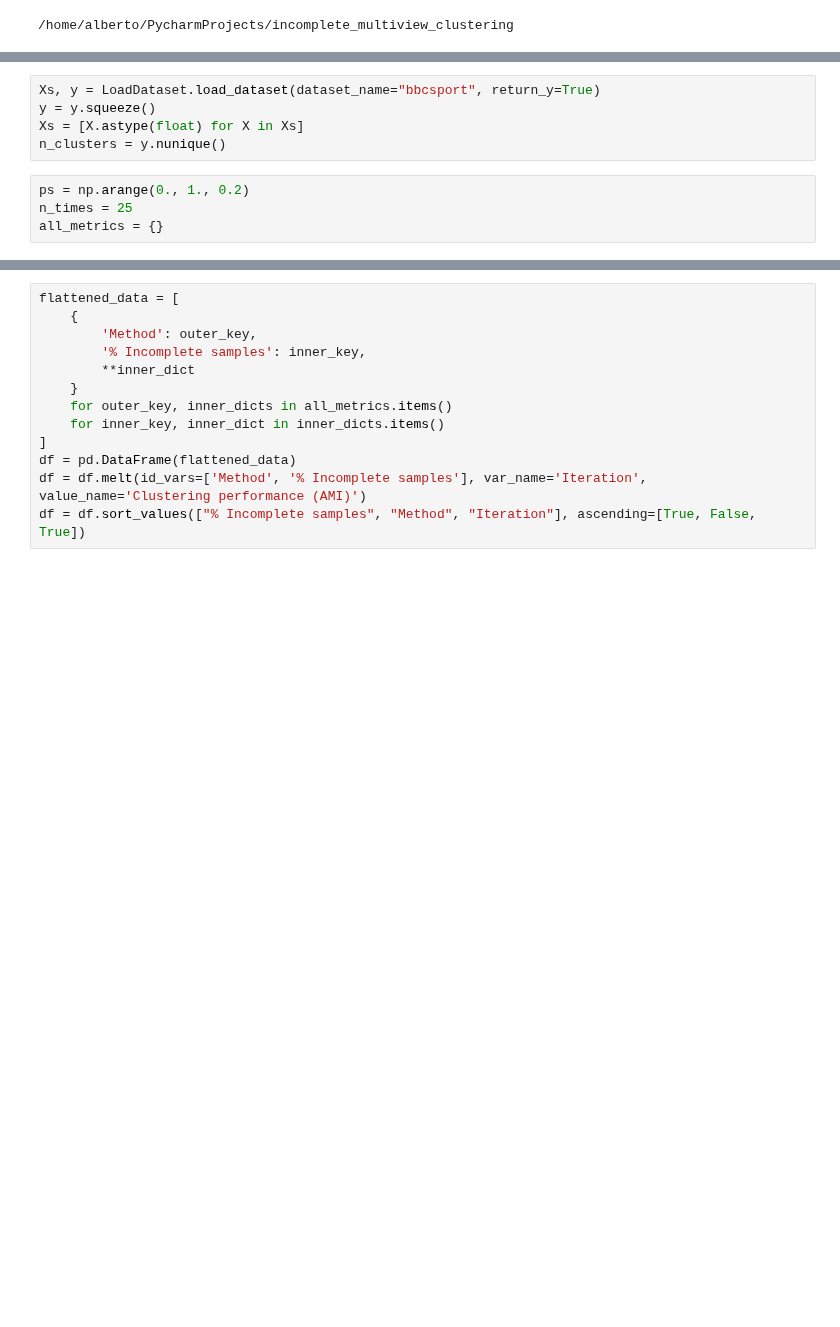
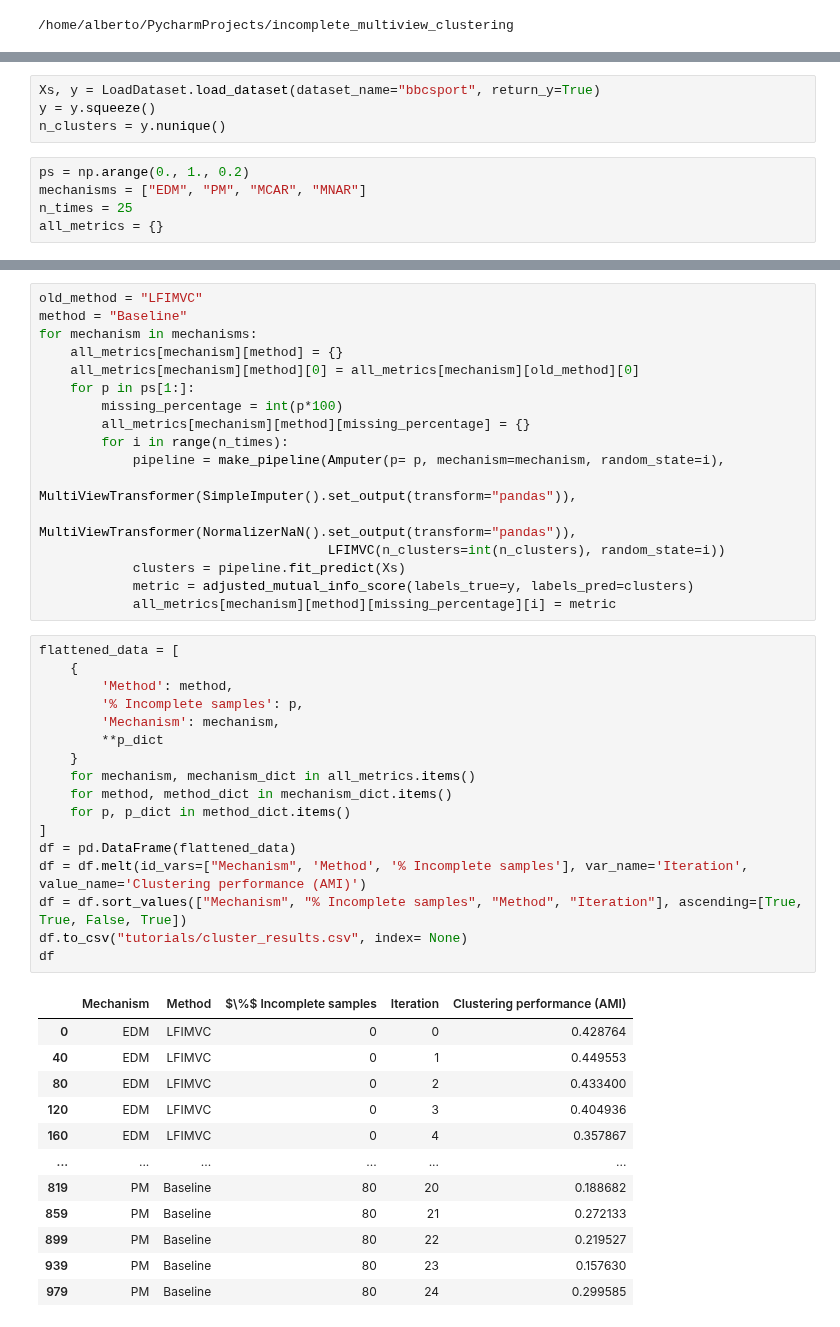
Before and after one commit to RafRomB/imml, a Jupyter notebook: tutorials/cluster_incomplete_multimodal_data.ipynb, the cells around one changed output, grey strips where cells are left out. Drawn from its saved outputs; the diff is of its cells as text; blank space fills up the shorter version.

```diff
--- a/tutorials/cluster_incomplete_multimodal_data.ipynb
+++ b/tutorials/cluster_incomplete_multimodal_data.ipynb
@@ -16,9 +20,9 @@ from imvc.cluster import LFIMVC
 # %%
 Xs, y = LoadDataset.load_dataset(dataset_name="bbcsport", return_y=True)
 y = y.squeeze()
-Xs = [X.astype(float) for X in Xs]
 n_clusters = y.nunique()
 # %%
 ps = np.arange(0., 1., 0.2)
+mechanisms = ["EDM", "PM", "MCAR", "MNAR"]
 n_times = 25
 all_metrics = {}
@@ -54,13 +49,47 @@ for p in ps[1:]:
+# %%
+old_method = "LFIMVC"
+method = "Baseline"
+for mechanism in mechanisms:
+    all_metrics[mechanism][method] = {}
+    all_metrics[mechanism][method][0] = all_metrics[mechanism][old_method][0]
+    for p in ps[1:]:
+        missing_percentage = int(p*100)
+        all_metrics[mechanism][method][missing_percentage] = {}
+        for i in range(n_times):
+            pipeline = make_pipeline(Amputer(p= p, mechanism=mechanism, random_state=i),
+                                     MultiViewTransformer(SimpleImputer().set_output(transform="pandas")),
+                                     MultiViewTransformer(NormalizerNaN().set_output(transform="pandas")),
+                                     LFIMVC(n_clusters=int(n_clusters), random_state=i))
+            clusters = pipeline.fit_predict(Xs)
+            metric = adjusted_mutual_info_score(labels_true=y, labels_pred=clusters)
+            all_metrics[mechanism][method][missing_percentage][i] = metric
 # %%
 flattened_data = [
     {
-        'Method': outer_key,
-        '% Incomplete samples': inner_key,
-        **inner_dict
+        'Method': method,
+        '% Incomplete samples': p,
+        'Mechanism': mechanism,
+        **p_dict
     }
-    for outer_key, inner_dicts in all_metrics.items()
-    for inner_key, inner_dict in inner_dicts.items()
+    for mechanism, mechanism_dict in all_metrics.items()
+    for method, method_dict in mechanism_dict.items()
+    for p, p_dict in method_dict.items()
 ]
 df = pd.DataFrame(flattened_data)
-df = df.melt(id_vars=['Method', '% Incomplete samples'], var_name='Iteration', value_name='Clustering performance (AMI)')
-df = df.sort_values(["% Incomplete samples", "Method", "Iteration"], ascending=[True, False, True])
+df = df.melt(id_vars=["Mechanism", 'Method', '% Incomplete samples'], var_name='Iteration', value_name='Clustering performance (AMI)')
+df = df.sort_values(["Mechanism", "% Incomplete samples", "Method", "Iteration"], ascending=[True, True, False, True])
+df.to_csv("tutorials/cluster_results.csv", index= None)
+df
+# %% [output]
+|  | Mechanism | Method | $\%$ Incomplete samples | Iteration | Clustering performance (AMI) |
+| 0 | EDM | LFIMVC | 0 | 0 | 0.428764 |
+| 40 | EDM | LFIMVC | 0 | 1 | 0.449553 |
+| 80 | EDM | LFIMVC | 0 | 2 | 0.433400 |
+| 120 | EDM | LFIMVC | 0 | 3 | 0.404936 |
+| 160 | EDM | LFIMVC | 0 | 4 | 0.357867 |
+| ... | ... | ... | ... | ... | ... |
+| 819 | PM | Baseline | 80 | 20 | 0.188682 |
+| 859 | PM | Baseline | 80 | 21 | 0.272133 |
+| 899 | PM | Baseline | 80 | 22 | 0.219527 |
+| 939 | PM | Baseline | 80 | 23 | 0.157630 |
+| 979 | PM | Baseline | 80 | 24 | 0.299585 |
```
Also changed, not shown: parts of 9 cells of this notebook, 9 other files.
